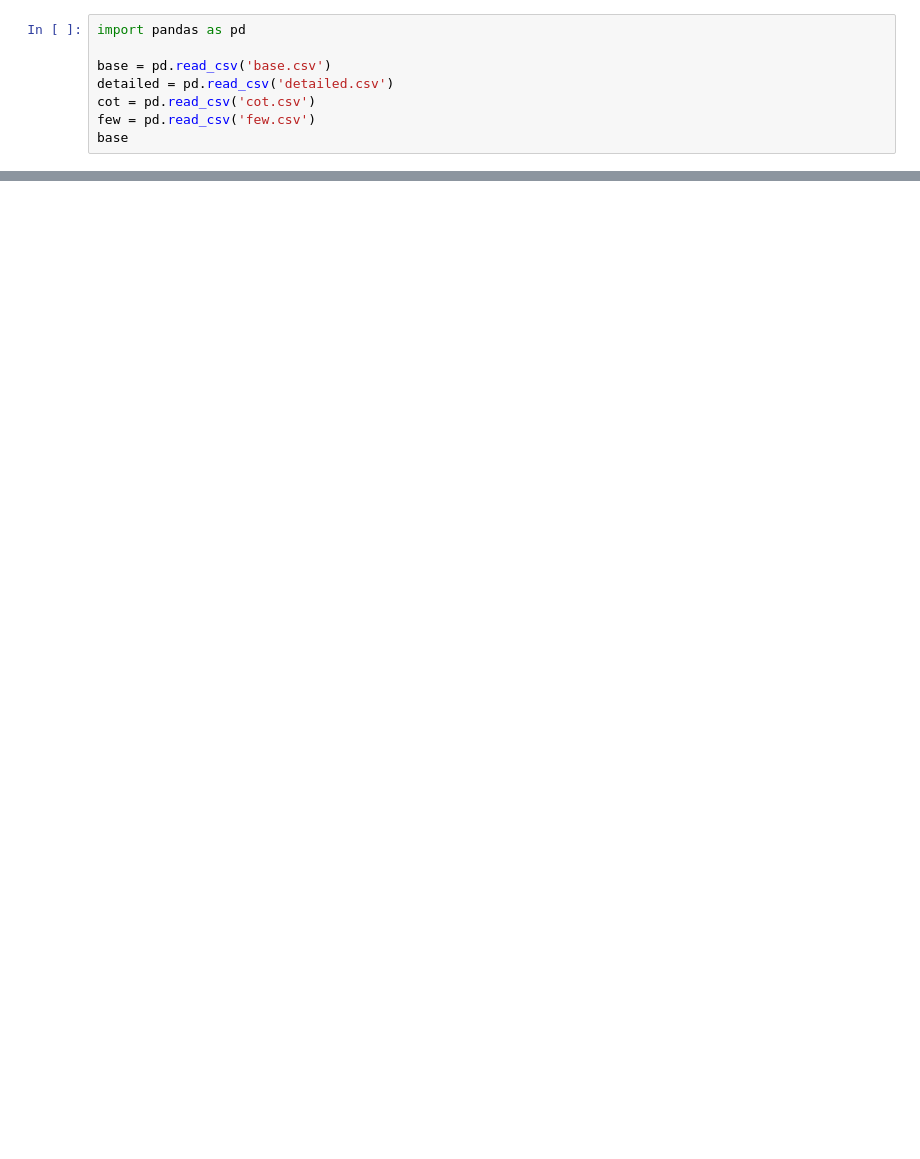
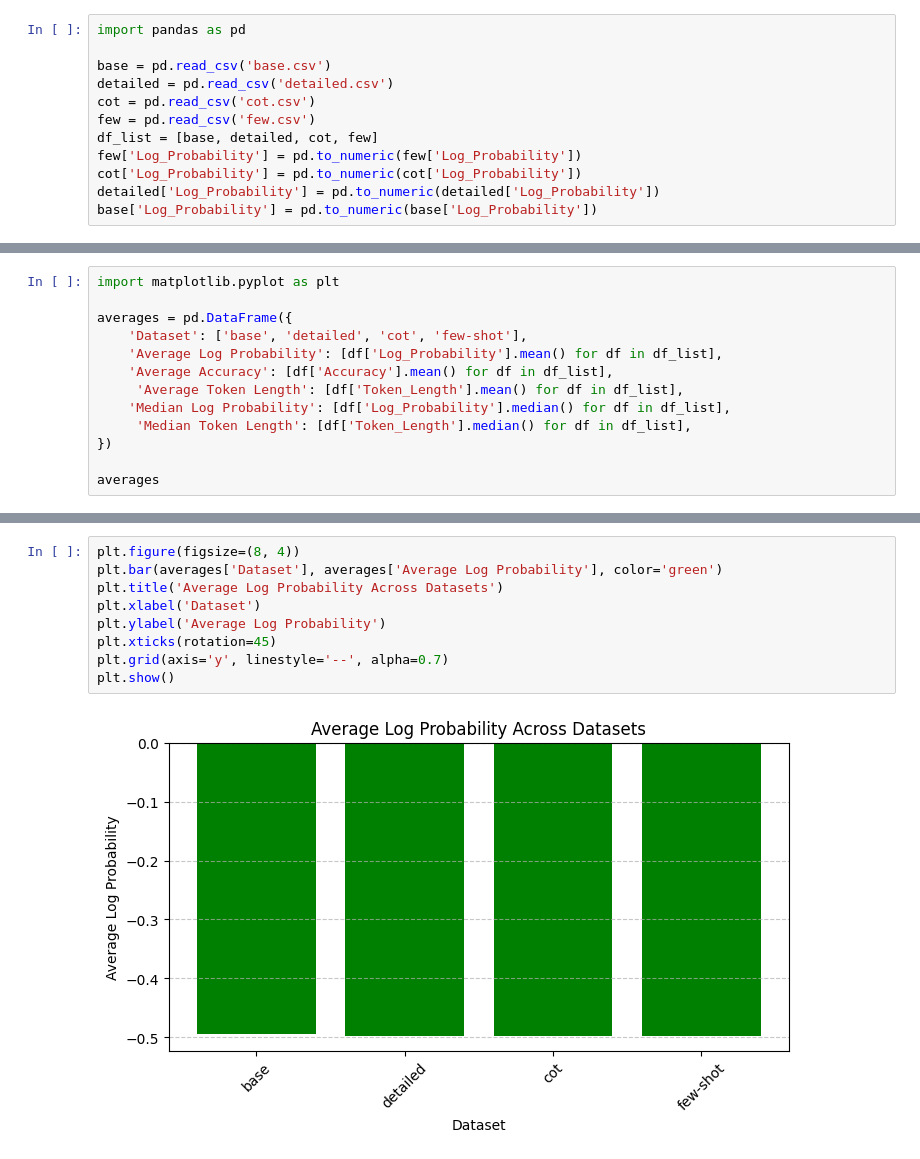
Before and after one commit to arjunneervannan/medical-llm-hallucination, a Jupyter notebook: inference/inference_results.ipynb, the cells around one changed output, grey strips where cells are left out. Drawn from its saved outputs; the diff is of its cells as text; blank space fills up the shorter version.

```diff
--- a/inference/inference_results.ipynb
+++ b/inference/inference_results.ipynb
@@ -5,4 +5,8 @@ base = pd.read_csv('base.csv')
 detailed = pd.read_csv('detailed.csv')
 cot = pd.read_csv('cot.csv')
 few = pd.read_csv('few.csv')
-base
+df_list = [base, detailed, cot, few]
+few['Log_Probability'] = pd.to_numeric(few['Log_Probability'])
+cot['Log_Probability'] = pd.to_numeric(cot['Log_Probability'])
+detailed['Log_Probability'] = pd.to_numeric(detailed['Log_Probability'])
+base['Log_Probability'] = pd.to_numeric(base['Log_Probability'])
@@ -22,0 +63,13 @@ base
+# %%
+import matplotlib.pyplot as plt
+
+averages = pd.DataFrame({
+    'Dataset': ['base', 'detailed', 'cot', 'few-shot'],
+    'Average Log Probability': [df['Log_Probability'].mean() for df in df_list],
+    'Average Accuracy': [df['Accuracy'].mean() for df in df_list],
+     'Average Token Length': [df['Token_Length'].mean() for df in df_list],
+    'Median Log Probability': [df['Log_Probability'].median() for df in df_list],
+     'Median Token Length': [df['Token_Length'].median() for df in df_list],
+})
+
+averages
@@ -22,0 +82,11 @@ base
+# %%
+plt.figure(figsize=(8, 4))
+plt.bar(averages['Dataset'], averages['Average Log Probability'], color='green')
+plt.title('Average Log Probability Across Datasets')
+plt.xlabel('Dataset')
+plt.ylabel('Average Log Probability')
+plt.xticks(rotation=45)
+plt.grid(axis='y', linestyle='--', alpha=0.7)
+plt.show()
+# %% [output]
+[figure, added]
```
Also changed, not shown: parts of 11 cells of this notebook, 1 other file.
